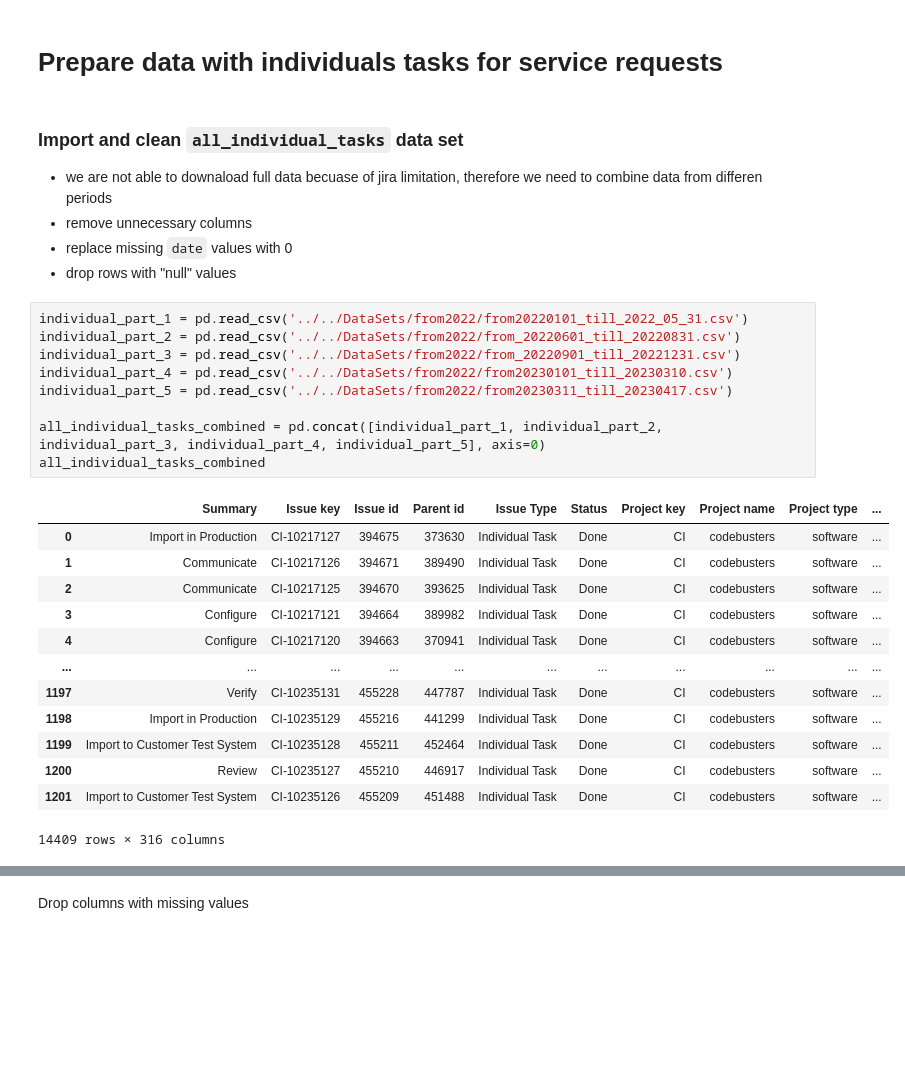
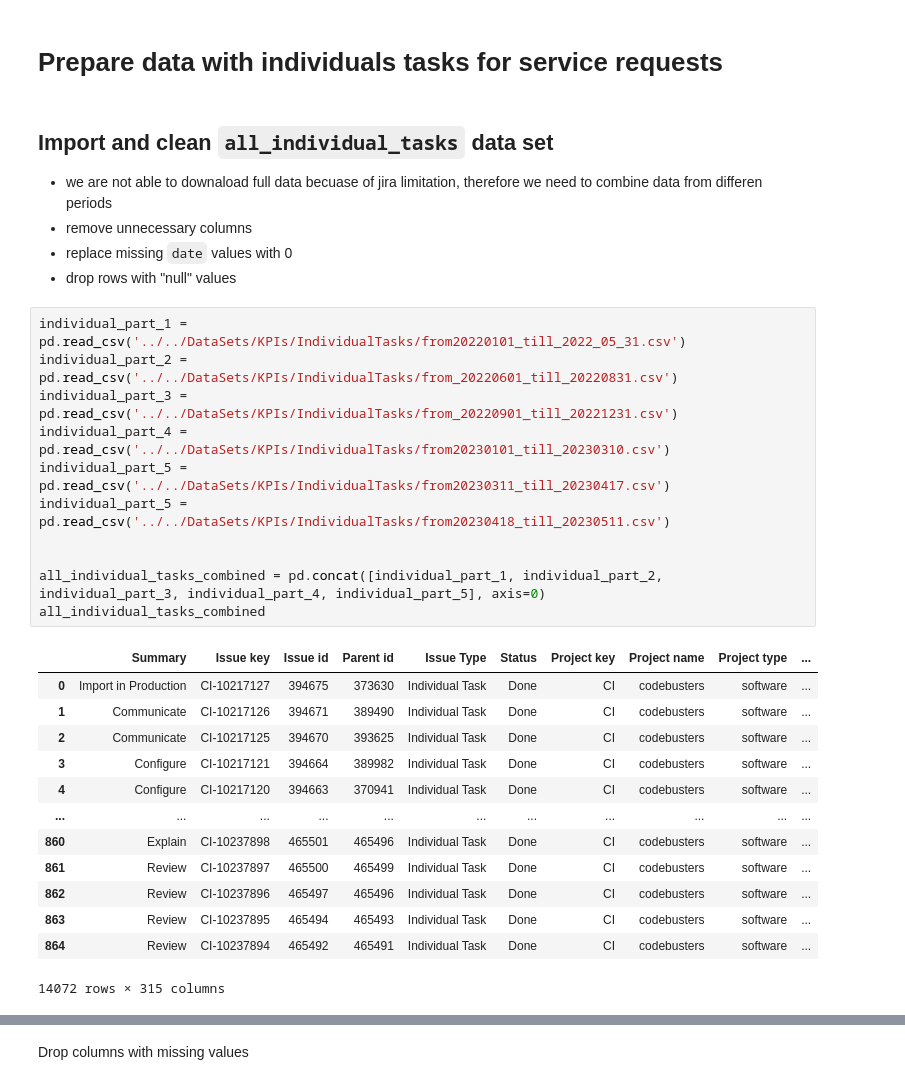
Before and after one commit to grzesiek154/PythonDataScience, a Jupyter notebook: codebusters_data_analysis/notebooks/codebusters_kpi/Untitled.ipynb, the cells around one changed output, grey strips where cells are left out. Cells and saved outputs as stored; diff of their text form; blank space fills up the shorter version.

```diff
--- a/codebusters_data_analysis/notebooks/codebusters_kpi/Untitled.ipynb
+++ b/codebusters_data_analysis/notebooks/codebusters_kpi/Untitled.ipynb
@@ -117,31 +117,33 @@ memory usage: 22.2+ KB
 # %% [markdown]
 # Prepare data with individuals tasks for service requests
 # %% [markdown]
-### Import and clean `all_individual_tasks` data set
+## Import and clean `all_individual_tasks` data set
 - we are not able to downaload full data becuase of jira limitation, therefore we need to combine data from differen periods
 - remove unnecessary columns
 - replace missing `date` values with 0
 - drop rows with "null" values
 # %%
-individual_part_1 = pd.read_csv('../../DataSets/from2022/from20220101_till_2022_05_31.csv')
-individual_part_2 = pd.read_csv('../../DataSets/from2022/from_20220601_till_20220831.csv')
-individual_part_3 = pd.read_csv('../../DataSets/from2022/from_20220901_till_20221231.csv')
-individual_part_4 = pd.read_csv('../../DataSets/from2022/from20230101_till_20230310.csv')
-individual_part_5 = pd.read_csv('../../DataSets/from2022/from20230311_till_20230417.csv')
+individual_part_1 = pd.read_csv('../../DataSets/KPIs/IndividualTasks/from20220101_till_2022_05_31.csv')
+individual_part_2 = pd.read_csv('../../DataSets/KPIs/IndividualTasks/from_20220601_till_20220831.csv')
+individual_part_3 = pd.read_csv('../../DataSets/KPIs/IndividualTasks/from_20220901_till_20221231.csv')
+individual_part_4 = pd.read_csv('../../DataSets/KPIs/IndividualTasks/from20230101_till_20230310.csv')
+individual_part_5 = pd.read_csv('../../DataSets/KPIs/IndividualTasks/from20230311_till_20230417.csv')
+individual_part_5 = pd.read_csv('../../DataSets/KPIs/IndividualTasks/from20230418_till_20230511.csv')
+
 
 all_individual_tasks_combined = pd.concat([individual_part_1, individual_part_2, individual_part_3, individual_part_4, individual_part_5], axis=0)
 all_individual_tasks_combined
 # %% [output]
 |  | Summary | Issue key | Issue id | Parent id | Issue Type | Status | Project key | Project name | Project type | ... |
 | 0 | Import in Production | CI-10217127 | 394675 | 373630 | Individual Task | Done | CI | codebusters | software | ... |
 | 1 | Communicate | CI-10217126 | 394671 | 389490 | Individual Task | Done | CI | codebusters | software | ... |
 | 2 | Communicate | CI-10217125 | 394670 | 393625 | Individual Task | Done | CI | codebusters | software | ... |
 | 3 | Configure | CI-10217121 | 394664 | 389982 | Individual Task | Done | CI | codebusters | software | ... |
 | 4 | Configure | CI-10217120 | 394663 | 370941 | Individual Task | Done | CI | codebusters | software | ... |
 | ... | ... | ... | ... | ... | ... | ... | ... | ... | ... | ... |
-| 1197 | Verify | CI-10235131 | 455228 | 447787 | Individual Task | Done | CI | codebusters | software | ... |
-| 1198 | Import in Production | CI-10235129 | 455216 | 441299 | Individual Task | Done | CI | codebusters | software | ... |
-| 1199 | Import to Customer Test System | CI-10235128 | 455211 | 452464 | Individual Task | Done | CI | codebusters | software | ... |
-| 1200 | Review | CI-10235127 | 455210 | 446917 | Individual Task | Done | CI | codebusters | software | ... |
-| 1201 | Import to Customer Test System | CI-10235126 | 455209 | 451488 | Individual Task | Done | CI | codebusters | software | ... |
+| 860 | Explain | CI-10237898 | 465501 | 465496 | Individual Task | Done | CI | codebusters | software | ... |
+| 861 | Review | CI-10237897 | 465500 | 465499 | Individual Task | Done | CI | codebusters | software | ... |
+| 862 | Review | CI-10237896 | 465497 | 465496 | Individual Task | Done | CI | codebusters | software | ... |
+| 863 | Review | CI-10237895 | 465494 | 465493 | Individual Task | Done | CI | codebusters | software | ... |
+| 864 | Review | CI-10237894 | 465492 | 465491 | Individual Task | Done | CI | codebusters | software | ... |
-14409 rows × 316 columns
+14072 rows × 315 columns
```
Also changed, not shown: parts of 48 cells of this notebook, 8 other files.
